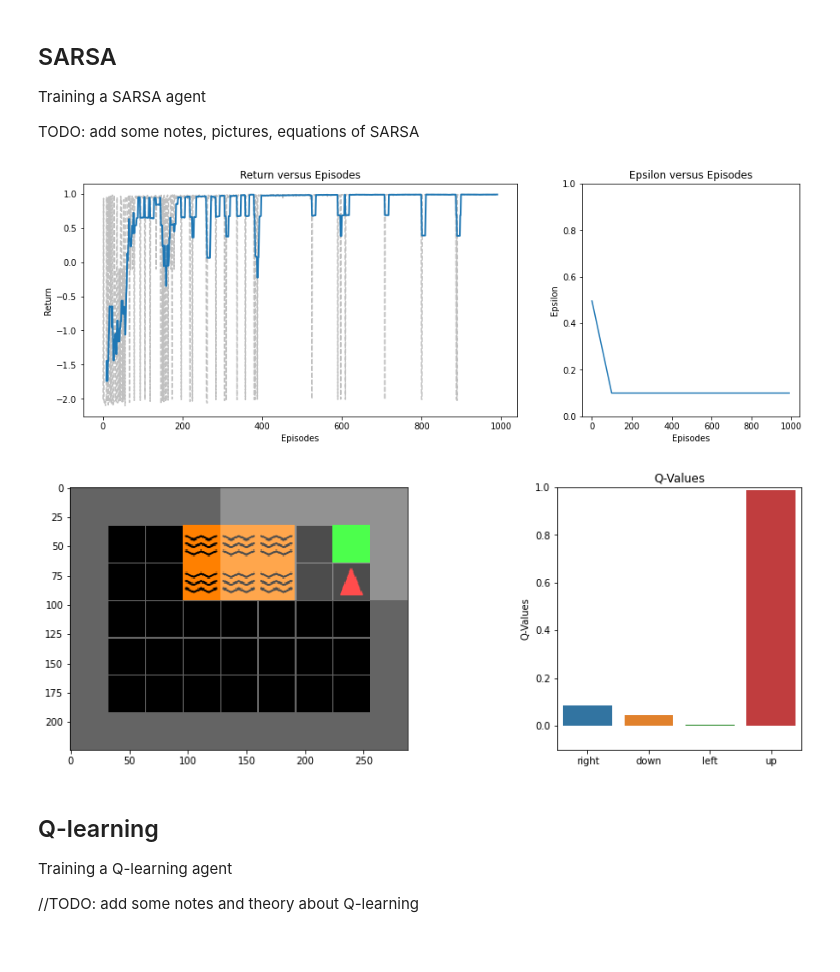
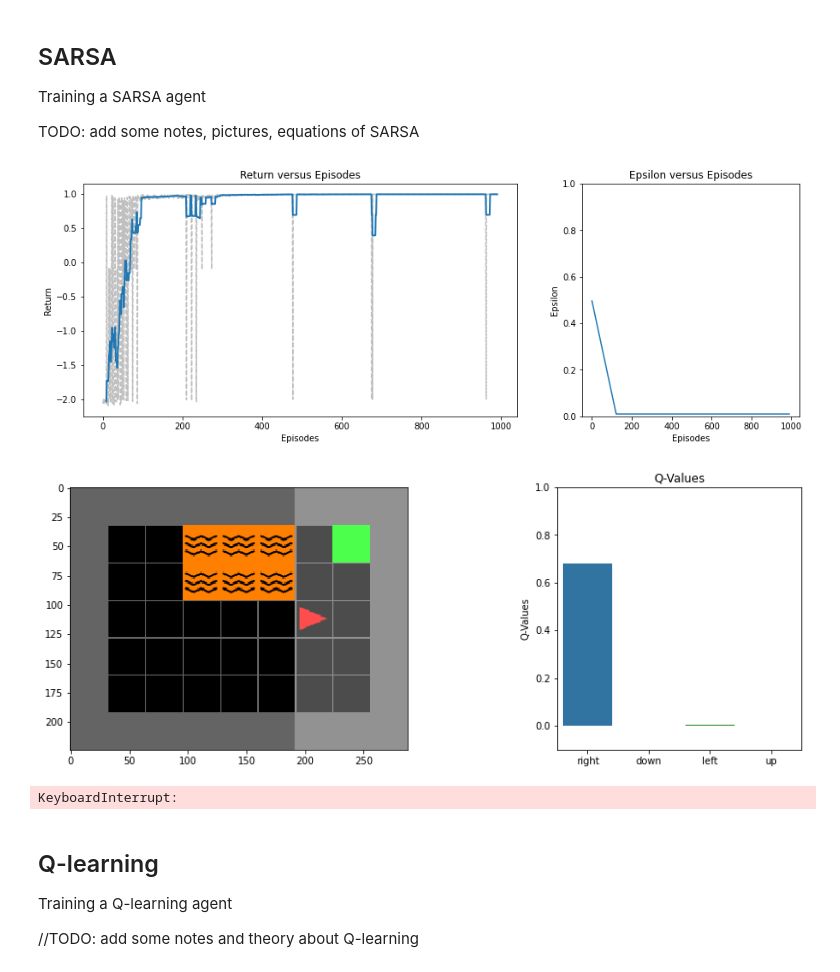
Before and after one commit to ByteFuse/indabax-2021, a Jupyter notebook: rl.ipynb, the cells around one changed output. Drawn from its saved outputs; the diff is of its cells as text; code cells hidden in the pictures.

Commit message:
updated smooth plots

```diff
--- a/rl.ipynb
+++ b/rl.ipynb
@@ -278,15 +278,22 @@ class AgentSarsa(Agent):
             if ep % 10 == 0:
                 self.plot()
 # %%
-sarsa_agent = AgentSarsa(env_name='MiniGrid-DistShift1-v0')
+sarsa_agent = AgentSarsa(env_name='MiniGrid-DistShift1-v0',
+                                         learning_rate=0.005,
+                                         eps_start = 0.5,
+                                         eps_end= 0.01,
+                                         eps_end_episode = 250,
+                                         episodes=1000,
+                                         gamma=0.9)
 sarsa_agent.train()
 # %% [output]
-[figure, old version]
+[figure, new version]
 # %%
 plt.close()
 sarsa_agent.demo(0)
 # %% [output]
-[figure, old version]
+[figure, new version]
+KeyboardInterrupt:
 # %% [markdown]
 ## Q-learning
 
```
Also changed, not shown: parts of 7 cells of this notebook.
